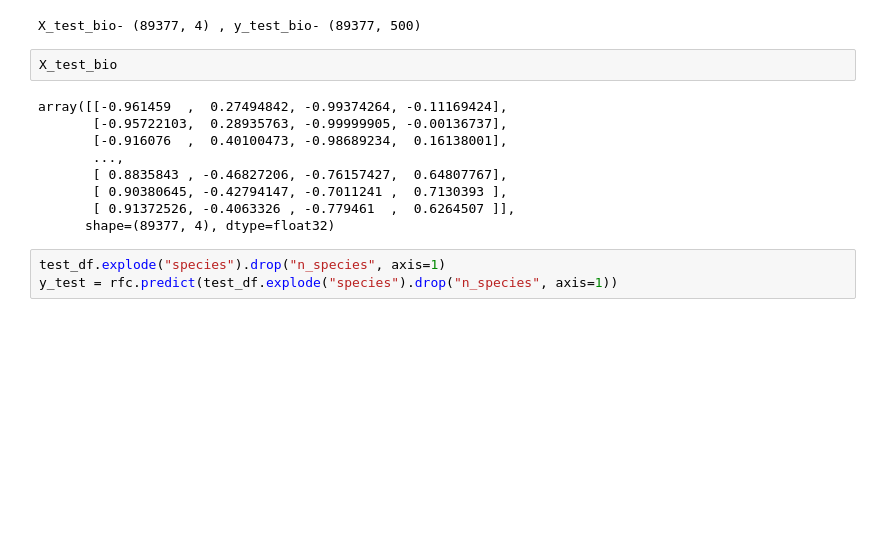
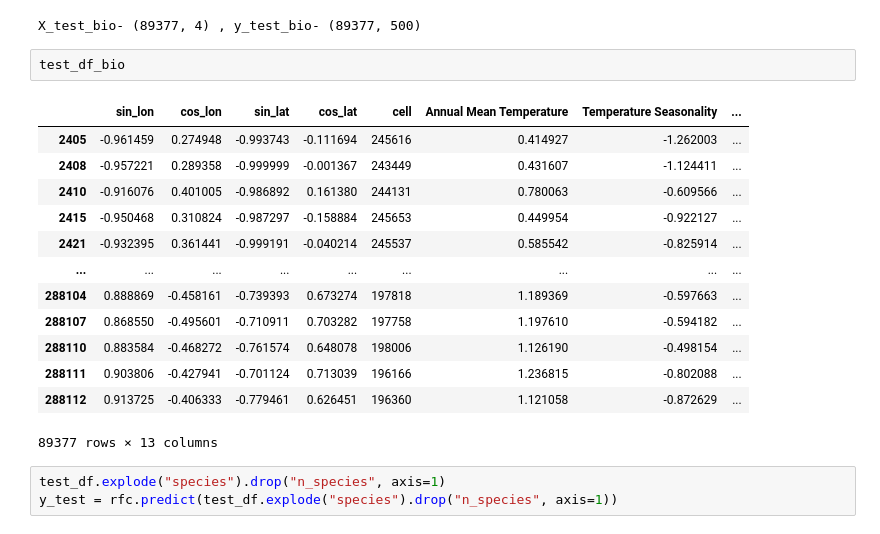
Before and after one commit to iDelfin/-species-analysis-cw-aml-26, a Jupyter notebook: randomForrestCoordsAndBio.ipynb, the cells around one changed output. Cells and saved outputs as stored; diff of their text form; blank space fills up the shorter version.

```diff
--- a/randomForrestPresence.ipynb
+++ b/randomForrestCoordsAndBio.ipynb
@@ -373,16 +373,21 @@ print('X_test_bio-', X_test_bio.shape, ', y_test_bio-', y_test_bio.shape)
 # %% [output]
 X_test_bio- (89377, 4) , y_test_bio- (89377, 500)
 # %%
-X_test_bio
+test_df_bio
 # %% [output]
+|  | sin_lon | cos_lon | sin_lat | cos_lat | cell | Annual Mean Temperature | Temperature Seasonality | ... |
+| 2405 | -0.961459 | 0.274948 | -0.993743 | -0.111694 | 245616 | 0.414927 | -1.262003 | ... |
+| 2408 | -0.957221 | 0.289358 | -0.999999 | -0.001367 | 243449 | 0.431607 | -1.124411 | ... |
+| 2410 | -0.916076 | 0.401005 | -0.986892 | 0.161380 | 244131 | 0.780063 | -0.609566 | ... |
+| 2415 | -0.950468 | 0.310824 | -0.987297 | -0.158884 | 245653 | 0.449954 | -0.922127 | ... |
+| 2421 | -0.932395 | 0.361441 | -0.999191 | -0.040214 | 245537 | 0.585542 | -0.825914 | ... |
+| ... | ... | ... | ... | ... | ... | ... | ... | ... |
+| 288104 | 0.888869 | -0.458161 | -0.739393 | 0.673274 | 197818 | 1.189369 | -0.597663 | ... |
+| 288107 | 0.868550 | -0.495601 | -0.710911 | 0.703282 | 197758 | 1.197610 | -0.594182 | ... |
+| 288110 | 0.883584 | -0.468272 | -0.761574 | 0.648078 | 198006 | 1.126190 | -0.498154 | ... |
+| 288111 | 0.903806 | -0.427941 | -0.701124 | 0.713039 | 196166 | 1.236815 | -0.802088 | ... |
+| 288112 | 0.913725 | -0.406333 | -0.779461 | 0.626451 | 196360 | 1.121058 | -0.872629 | ... |
-array([[-0.961459  ,  0.27494842, -0.99374264, -0.11169424],
-       [-0.95722103,  0.28935763, -0.99999905, -0.00136737],
-       [-0.916076  ,  0.40100473, -0.98689234,  0.16138001],
-       ...,
-       [ 0.8835843 , -0.46827206, -0.76157427,  0.64807767],
-       [ 0.90380645, -0.42794147, -0.7011241 ,  0.7130393 ],
-       [ 0.91372526, -0.4063326 , -0.779461  ,  0.6264507 ]],
-      shape=(89377, 4), dtype=float32)
+89377 rows × 13 columns
 # %%
 test_df.explode("species").drop("n_species", axis=1)
 y_test = rfc.predict(test_df.explode("species").drop("n_species", axis=1))
```
Also changed, not shown: 2 other files.
